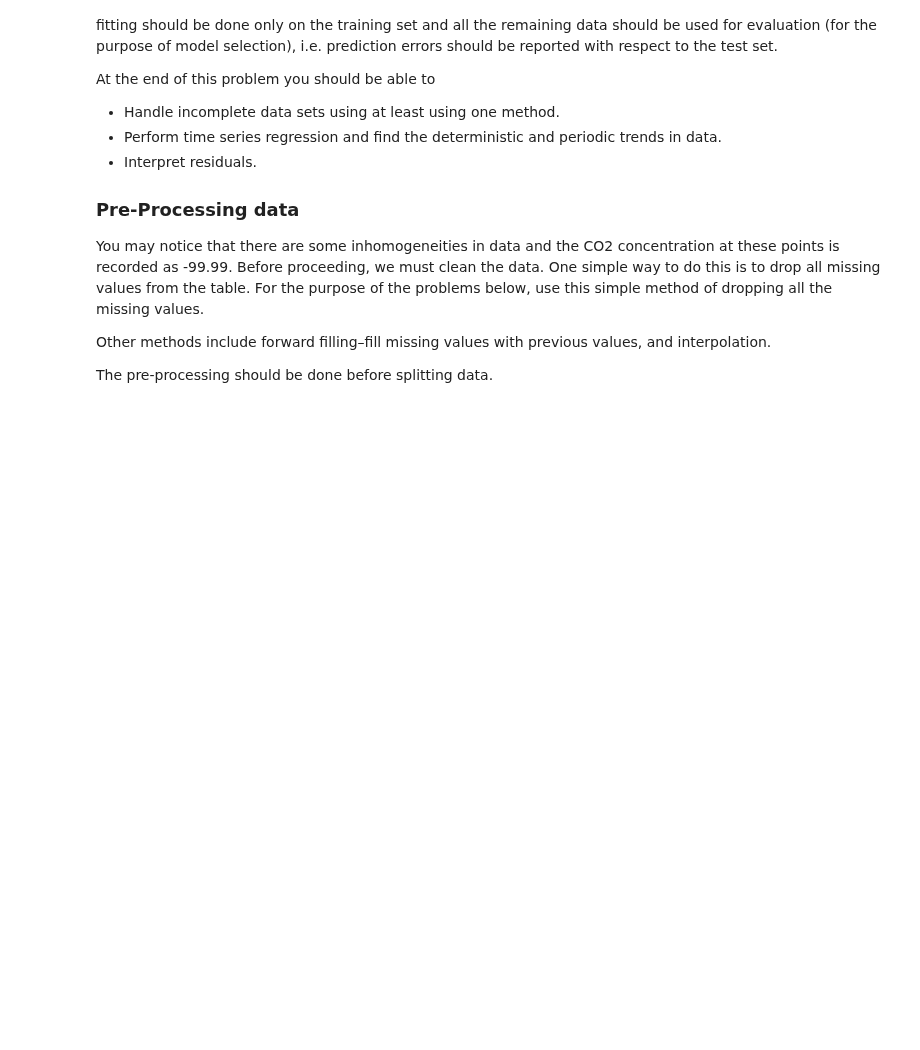
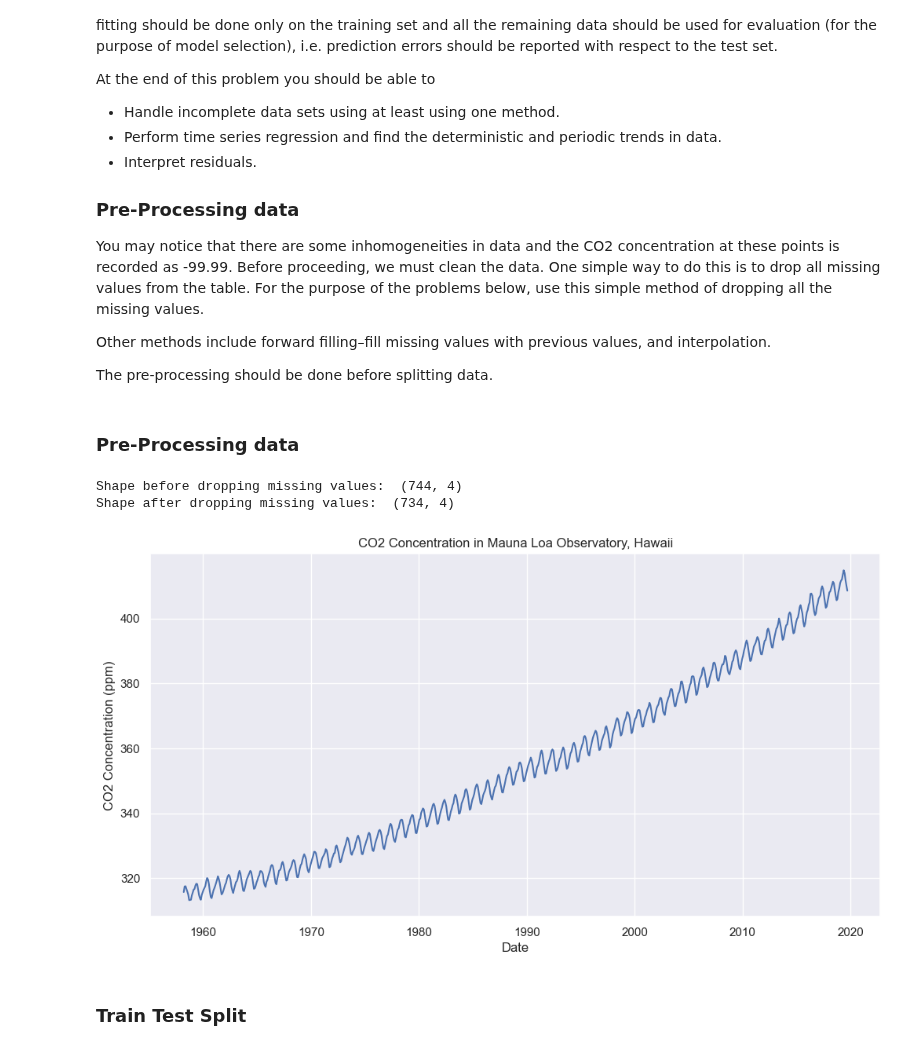
Before and after one commit to eddysanoli-galileo/Data-Analysis-Statistical-Modeling-and-Computation-in-Applications, a Jupyter notebook: Module 4 - Time Series/Project/Problem 1.ipynb, the cells around one changed output. Saved outputs shown, nothing was run; the diff lists cells and outputs as text; code cells hidden in the pictures; blank space fills up the shorter version.

```diff
--- a/Module 4 - Time Series/Project/Problem 1.ipynb
+++ b/Module 4 - Time Series/Project/Problem 1.ipynb
@@ -44,4 +44,71 @@ import pandas as pd
 import matplotlib.pyplot as plt
 import statsmodels.api as sm
 import statsmodels.tsa.api as smt
-import sklearn as sk
+from sklearn.linear_model import LinearRegression
+from sklearn.model_selection import train_test_split
+from sklearn.metrics import mean_squared_error, mean_absolute_percentage_error
+import seaborn as sns
+
+# Set the seaborn style
+sns.set()
+# %% [markdown]
+### Pre-Processing data
+# %%
+# Load the CO2.csv file
+# - Skip the first 54 rows since they just contain metadata
+df = pd.read_csv(
+    './Datasets/CO2.csv',
+    skiprows=54,
+)
+
+# The resulting column names have a lot of spaces in them.
+# Let's remove them.
+df.columns = df.columns.str.replace(' ', '')
+
+# Parse the date column (in excel format) into a datetime object
+# (We take the value in date as the number of days since 1899-12-30)
+df['Date'] = pd.to_datetime(df['Date'], unit='D', origin='1899-12-30')
+
+# We reset the index of the dataframe to have it start at 0
+df = df.reset_index(drop=True)
+
+# Calculate the values of the "t" column of the dataframe.
+# ti = (i + 0.5) / 12, where i = 0 corresponds to Jan 1958.
+df['t'] = (np.array(list(df.index)) + 0.5) / 12
+
+# For a time series we only need the following columns:
+# (We use iloc because there are multiple CO2 columns)
+# - Date (2)
+# - CO2 (3)
+# - t (9)
+# - month or Mn (1)
+ts = df.iloc[:, [1, 2, 3, 9]]
+
+# Pre processing: Drop all CO2 values that are recorded as -99.99
+# (This is the value used to indicate missing data)
+print("Shape before dropping missing values: ", ts.shape)
+ts = ts[ts['CO2'] != -99.99]
+ts = ts.dropna()
+ts = ts.reset_index(drop=True)
+print("Shape after dropping missing values: ", ts.shape)
+
+# ============== TIME SERIES ARRAY ============= #
+
+# Turn the time series into a 2D array
+ts_array = ts.values
+
+# ==================== PLOT ==================== #
+
+# Plot the time series
+plt.figure(figsize=(12, 6))
+plt.plot(ts['Date'], ts['CO2'])
+plt.xlabel('Date')
+plt.ylabel('CO2 Concentration (ppm)')
+plt.title('CO2 Concentration in Mauna Loa Observatory, Hawaii')
+plt.show()
+# %% [output]
+Shape before dropping missing values:  (744, 4)
+Shape after dropping missing values:  (734, 4)
+[figure, added]
+# %% [markdown]
+### Train Test Split
```
Also changed, not shown: parts of 9 cells of this notebook, 4 other files.
